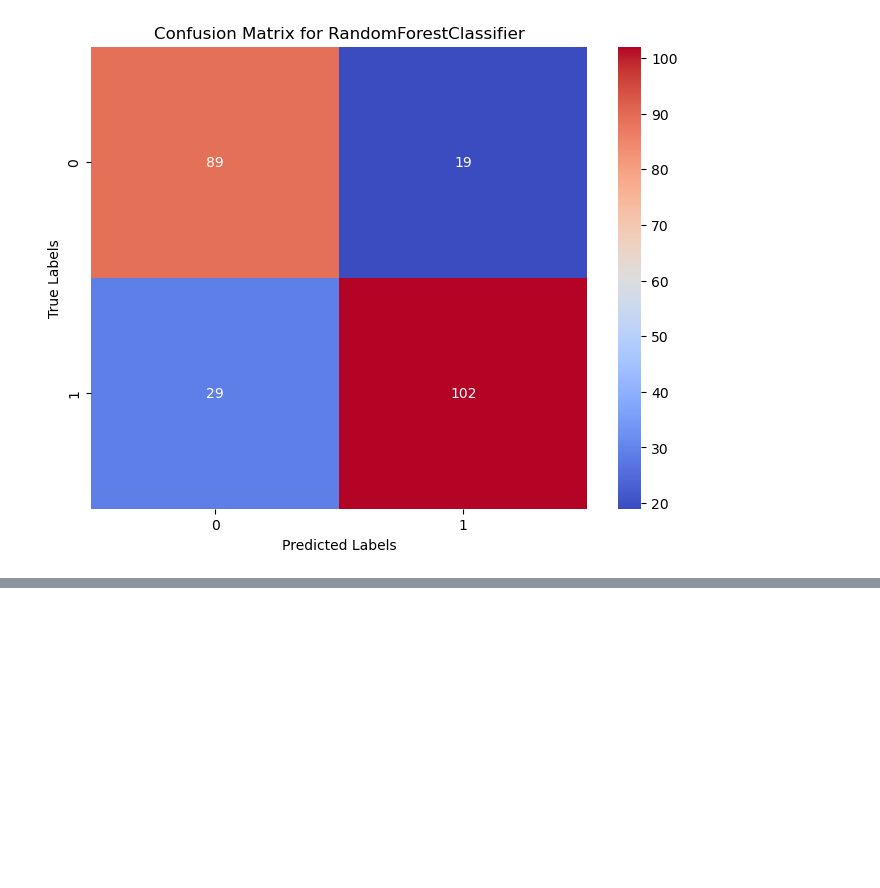
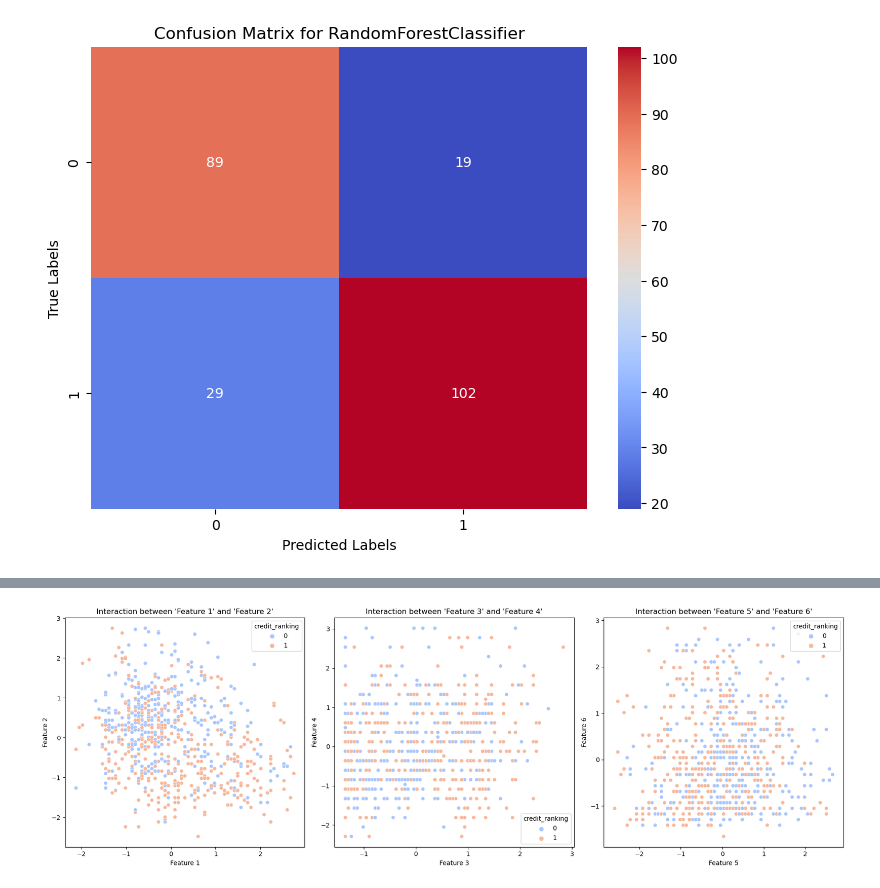
Before and after one commit to estephanielm/Credit-Model--Student-Loans, a Jupyter notebook: student_loans_model.ipynb, the cells around one changed output, grey strips where cells are left out. Cells and saved outputs as stored; diff of their text form; code cells hidden in the pictures; blank space fills up the shorter version.

```diff
--- a/student_loans_model.ipynb
+++ b/student_loans_model.ipynb
@@ -344,0 +397,30 @@ weighted avg       0.80      0.80      0.80       239
+# %%
+X_train, X_test, y_train, y_test = data_processor.prepare_data(target_column='credit_ranking')
+
+plt.figure(figsize=(18, 6))
+
+# Plot 1: Interaction between the first and second features
+plt.subplot(1, 3, 1)
+sns.scatterplot(x=X_train[:, 0], y=X_train[:, 1], hue=y_train, palette='coolwarm')
+plt.title("Interaction between 'Feature 1' and 'Feature 2'")
+plt.xlabel('Feature 1')
+plt.ylabel('Feature 2')
+
+# Plot 2: Interaction between the third and fourth features
+plt.subplot(1, 3, 2)
+sns.scatterplot(x=X_train[:, 2], y=X_train[:, 3], hue=y_train, palette='coolwarm')
+plt.title("Interaction between 'Feature 3' and 'Feature 4'")
+plt.xlabel('Feature 3')
+plt.ylabel('Feature 4')
+
+# Plot 3: Interaction between the fifth and sixth features
+plt.subplot(1, 3, 3)
+sns.scatterplot(x=X_train[:, 4], y=X_train[:, 5], hue=y_train, palette='coolwarm')
+plt.title("Interaction between 'Feature 5' and 'Feature 6'")
+plt.xlabel('Feature 5')
+plt.ylabel('Feature 6')
+
+plt.tight_layout()
+plt.show()
+# %% [output]
+[figure, added]
```
Also changed, not shown: parts of 11 cells of this notebook.
